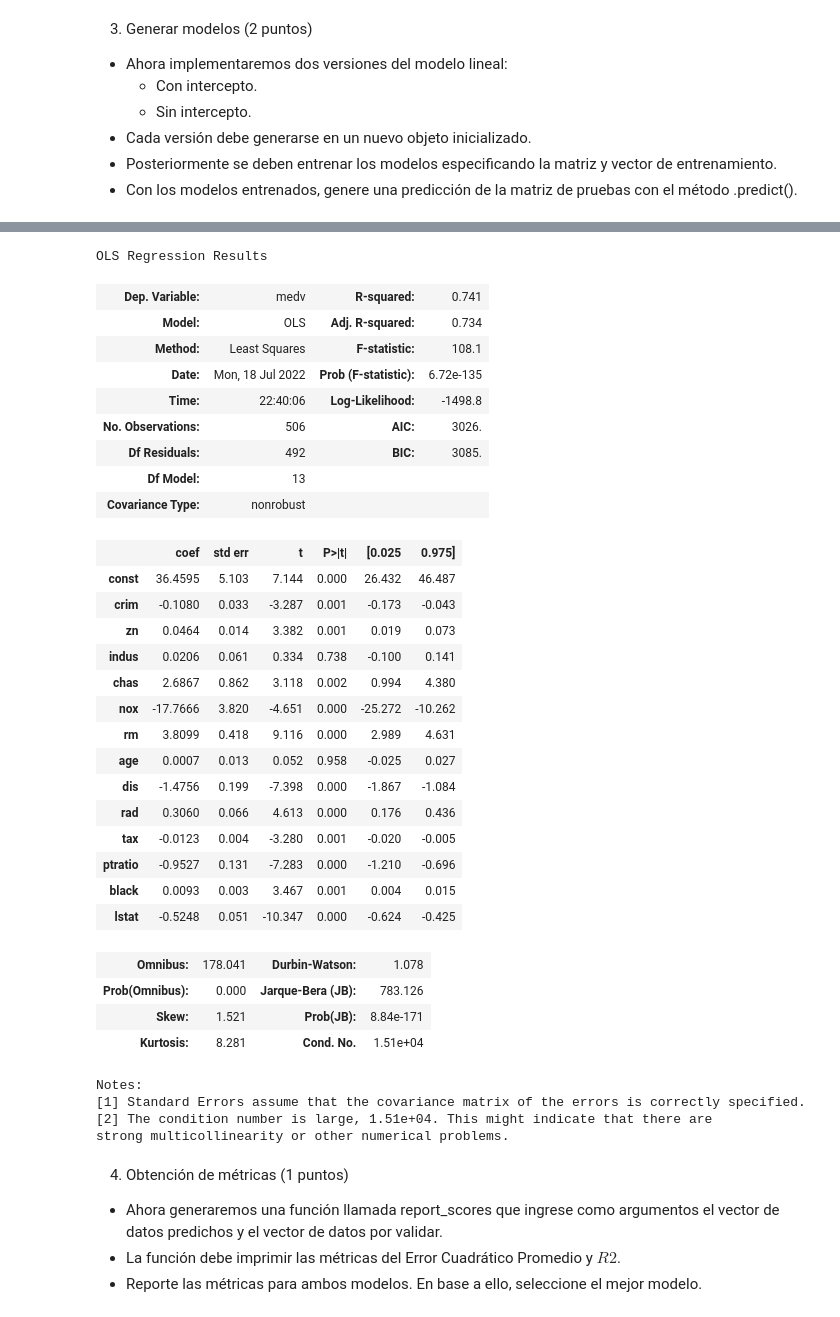
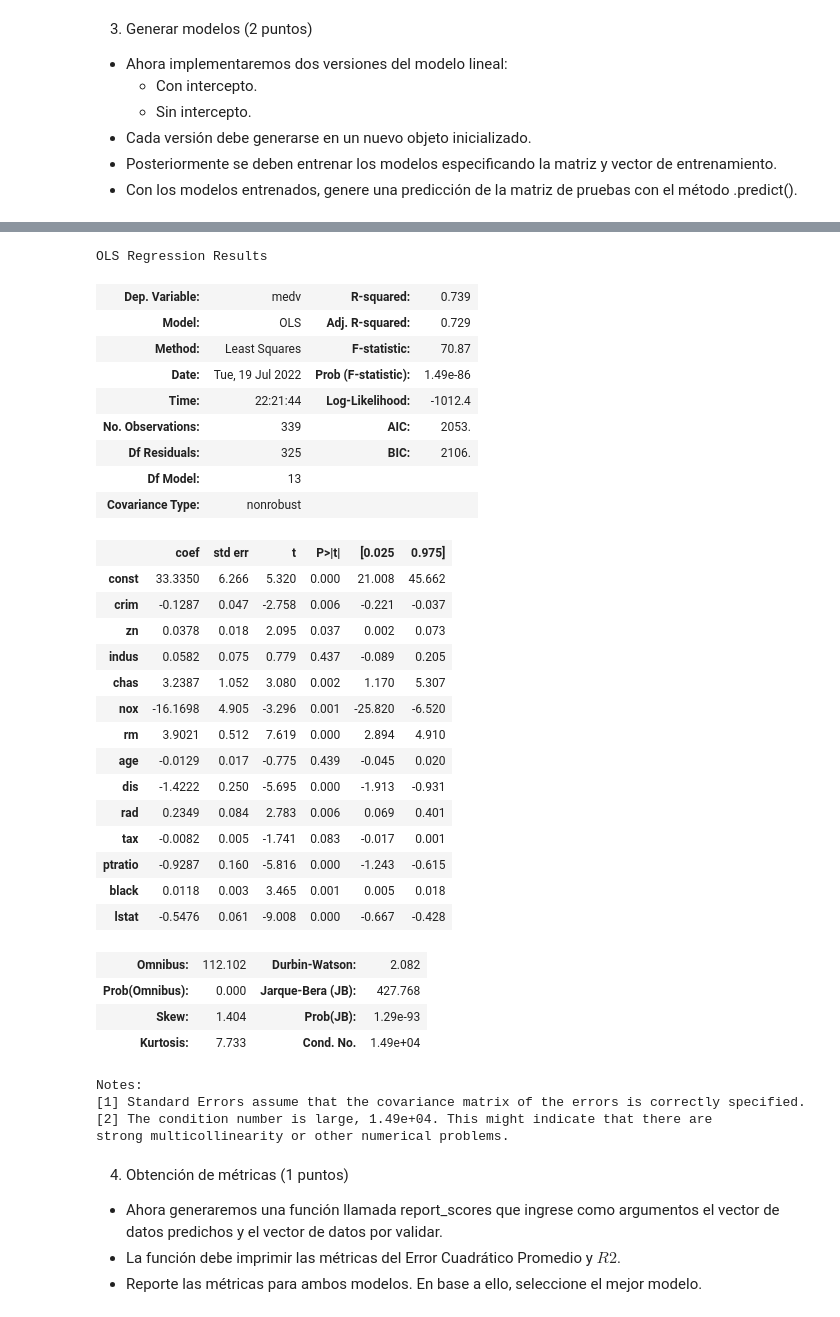
Before and after one commit to tomaspemora/desafio-latam-tareas-BA-TP, a Jupyter notebook: fundamentos_data_science/Desafio_Evaluado_5/desafio_ev.ipynb, the cells around one changed output, grey strips where cells are left out. Cells and saved outputs as stored; diff of their text form; code cells hidden in the pictures.

```diff
--- a/fundamentos_data_science/Desafio_Evaluado_5/desafio_ev.ipynb
+++ b/fundamentos_data_science/Desafio_Evaluado_5/desafio_ev.ipynb
@@ -103,43 +103,42 @@ Notes:
 strong multicollinearity or other numerical problems.
 # %%
 #Modelo con intercepto:
-X_cent = sm.add_constant(X)
-
-model_cent= sm.OLS(y, X_cent).fit()
+X_cent = sm.add_constant(X_train)
+model_cent = sm.OLS(y_train, X_cent).fit()
 model_cent.summary()
 # %% [output]
 OLS Regression Results
-| Dep. Variable: | medv | R-squared: | 0.741 |
-| Model: | OLS | Adj. R-squared: | 0.734 |
-| Method: | Least Squares | F-statistic: | 108.1 |
-| Date: | Mon, 18 Jul 2022 | Prob (F-statistic): | 6.72e-135 |
-| Time: | 22:40:06 | Log-Likelihood: | -1498.8 |
-| No. Observations: | 506 | AIC: | 3026. |
-| Df Residuals: | 492 | BIC: | 3085. |
+| Dep. Variable: | medv | R-squared: | 0.739 |
+| Model: | OLS | Adj. R-squared: | 0.729 |
+| Method: | Least Squares | F-statistic: | 70.87 |
+| Date: | Tue, 19 Jul 2022 | Prob (F-statistic): | 1.49e-86 |
+| Time: | 22:21:44 | Log-Likelihood: | -1012.4 |
+| No. Observations: | 339 | AIC: | 2053. |
+| Df Residuals: | 325 | BIC: | 2106. |
 | Df Model: | 13 |  |  |
 | Covariance Type: | nonrobust |  |  |
 |  | coef | std err | t | P>|t| | [0.025 | 0.975] |
-| const | 36.4595 | 5.103 | 7.144 | 0.000 | 26.432 | 46.487 |
-| crim | -0.1080 | 0.033 | -3.287 | 0.001 | -0.173 | -0.043 |
-| zn | 0.0464 | 0.014 | 3.382 | 0.001 | 0.019 | 0.073 |
-| indus | 0.0206 | 0.061 | 0.334 | 0.738 | -0.100 | 0.141 |
-| chas | 2.6867 | 0.862 | 3.118 | 0.002 | 0.994 | 4.380 |
-| nox | -17.7666 | 3.820 | -4.651 | 0.000 | -25.272 | -10.262 |
-| rm | 3.8099 | 0.418 | 9.116 | 0.000 | 2.989 | 4.631 |
-| age | 0.0007 | 0.013 | 0.052 | 0.958 | -0.025 | 0.027 |
-| dis | -1.4756 | 0.199 | -7.398 | 0.000 | -1.867 | -1.084 |
-| rad | 0.3060 | 0.066 | 4.613 | 0.000 | 0.176 | 0.436 |
-| tax | -0.0123 | 0.004 | -3.280 | 0.001 | -0.020 | -0.005 |
-| ptratio | -0.9527 | 0.131 | -7.283 | 0.000 | -1.210 | -0.696 |
-| black | 0.0093 | 0.003 | 3.467 | 0.001 | 0.004 | 0.015 |
-| lstat | -0.5248 | 0.051 | -10.347 | 0.000 | -0.624 | -0.425 |
+| const | 33.3350 | 6.266 | 5.320 | 0.000 | 21.008 | 45.662 |
+| crim | -0.1287 | 0.047 | -2.758 | 0.006 | -0.221 | -0.037 |
+| zn | 0.0378 | 0.018 | 2.095 | 0.037 | 0.002 | 0.073 |
+| indus | 0.0582 | 0.075 | 0.779 | 0.437 | -0.089 | 0.205 |
+| chas | 3.2387 | 1.052 | 3.080 | 0.002 | 1.170 | 5.307 |
+| nox | -16.1698 | 4.905 | -3.296 | 0.001 | -25.820 | -6.520 |
+| rm | 3.9021 | 0.512 | 7.619 | 0.000 | 2.894 | 4.910 |
+| age | -0.0129 | 0.017 | -0.775 | 0.439 | -0.045 | 0.020 |
+| dis | -1.4222 | 0.250 | -5.695 | 0.000 | -1.913 | -0.931 |
+| rad | 0.2349 | 0.084 | 2.783 | 0.006 | 0.069 | 0.401 |
+| tax | -0.0082 | 0.005 | -1.741 | 0.083 | -0.017 | 0.001 |
+| ptratio | -0.9287 | 0.160 | -5.816 | 0.000 | -1.243 | -0.615 |
+| black | 0.0118 | 0.003 | 3.465 | 0.001 | 0.005 | 0.018 |
+| lstat | -0.5476 | 0.061 | -9.008 | 0.000 | -0.667 | -0.428 |
-| Omnibus: | 178.041 | Durbin-Watson: | 1.078 |
-| Prob(Omnibus): | 0.000 | Jarque-Bera (JB): | 783.126 |
-| Skew: | 1.521 | Prob(JB): | 8.84e-171 |
-| Kurtosis: | 8.281 | Cond. No. | 1.51e+04 |
+| Omnibus: | 112.102 | Durbin-Watson: | 2.082 |
+| Prob(Omnibus): | 0.000 | Jarque-Bera (JB): | 427.768 |
+| Skew: | 1.404 | Prob(JB): | 1.29e-93 |
+| Kurtosis: | 7.733 | Cond. No. | 1.49e+04 |
 Notes:
 [1] Standard Errors assume that the covariance matrix of the errors is correctly specified.
-[2] The condition number is large, 1.51e+04. This might indicate that there are
+[2] The condition number is large, 1.49e+04. This might indicate that there are
 strong multicollinearity or other numerical problems.
 # %%
 #Predicción del modelo sin intercepto:
```
Also changed, not shown: parts of 16 cells of this notebook.
